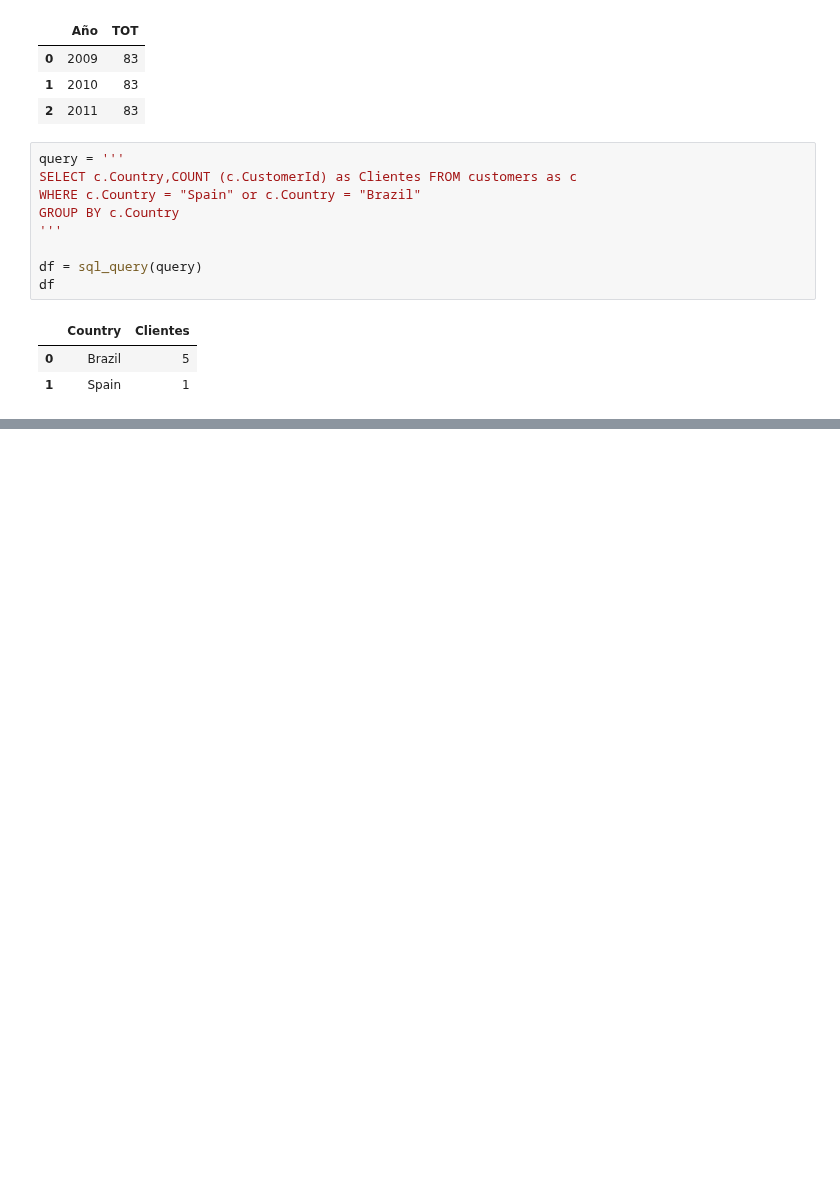
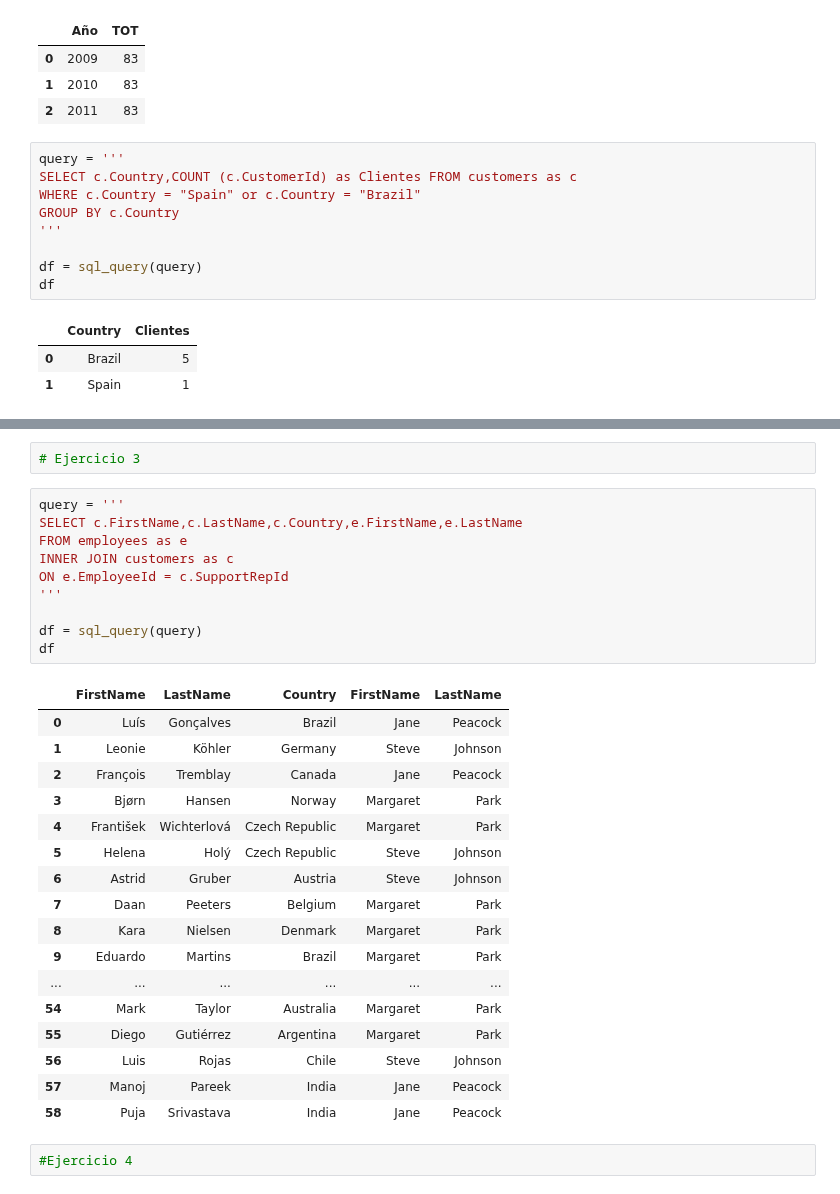
Before and after one commit to InigoLopez1999/2503_dsft_thebridge_inigolopez, a Jupyter notebook: 2-Data_Analysis/8-BBDD/SQL/Practica/1-Chinook/Ejercicio_Practico_SQL_Inigo_Lopez.ipynb, the cells around one changed output, grey strips where cells are left out. Drawn from its saved outputs; the diff is of its cells as text; blank space fills up the shorter version.

```diff
--- a/2-Data_Analysis/8-BBDD/SQL/Practica/1-Chinook/Ejercicio_Practico_SQL_Inigo_Lopez.ipynb
+++ b/2-Data_Analysis/8-BBDD/SQL/Practica/1-Chinook/Ejercicio_Practico_SQL_Inigo_Lopez.ipynb
@@ -301,0 +362,32 @@ sql_query(query)
+# %%
+# Ejercicio 3
+# %%
+query = '''
+SELECT c.FirstName,c.LastName,c.Country,e.FirstName,e.LastName
+FROM employees as e
+INNER JOIN customers as c
+ON e.EmployeeId = c.SupportRepId
+'''
+
+df = sql_query(query)
+df
+# %% [output]
+|  | FirstName | LastName | Country | FirstName | LastName |
+| 0 | Luís | Gonçalves | Brazil | Jane | Peacock |
+| 1 | Leonie | Köhler | Germany | Steve | Johnson |
+| 2 | François | Tremblay | Canada | Jane | Peacock |
+| 3 | Bjørn | Hansen | Norway | Margaret | Park |
+| 4 | František | Wichterlová | Czech Republic | Margaret | Park |
+| 5 | Helena | Holý | Czech Republic | Steve | Johnson |
+| 6 | Astrid | Gruber | Austria | Steve | Johnson |
+| 7 | Daan | Peeters | Belgium | Margaret | Park |
+| 8 | Kara | Nielsen | Denmark | Margaret | Park |
+| 9 | Eduardo | Martins | Brazil | Margaret | Park |
+| ... | ... | ... | ... | ... | ... |
+| 54 | Mark | Taylor | Australia | Margaret | Park |
+| 55 | Diego | Gutiérrez | Argentina | Margaret | Park |
+| 56 | Luis | Rojas | Chile | Steve | Johnson |
+| 57 | Manoj | Pareek | India | Jane | Peacock |
+| 58 | Puja | Srivastava | India | Jane | Peacock |
+# %%
+#Ejercicio 4
```
Also changed, not shown: parts of 6 cells of this notebook.
